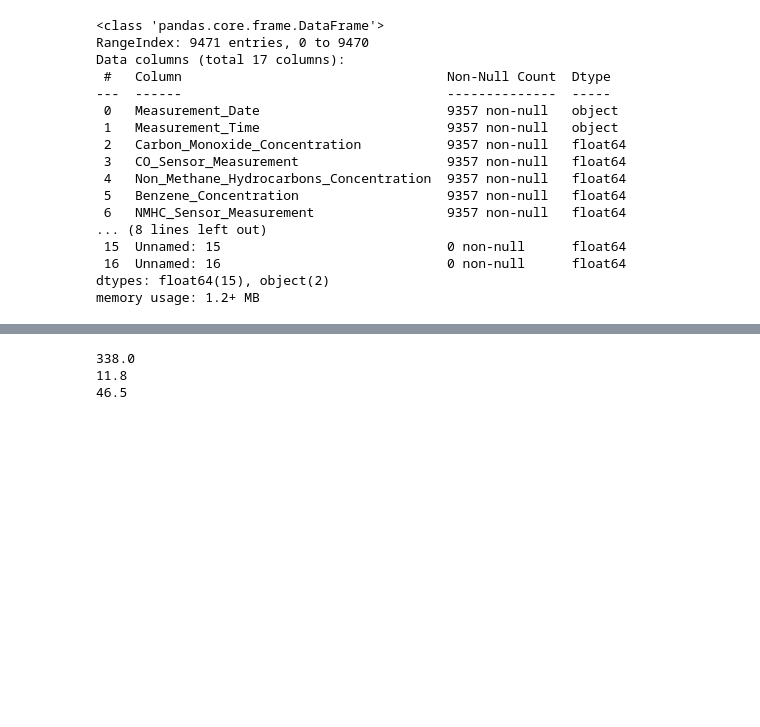
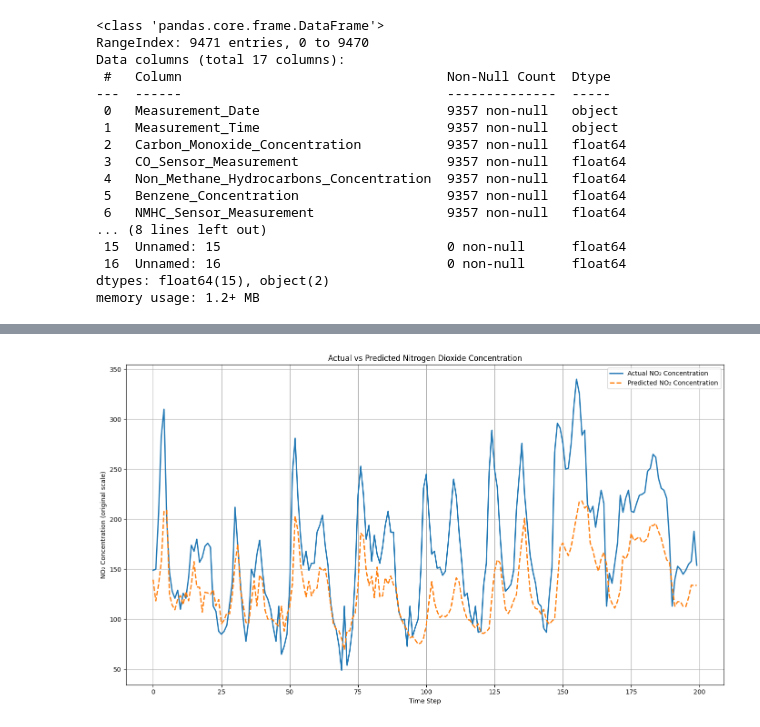
Before and after one commit to abeyyoseph/OtherProjects, a Jupyter notebook: AirQualityTimeSeriesForecasting/AirQualityPredictionLSTMvsGRU.ipynb, the cells around one changed output, grey strips where cells are left out. Saved outputs shown, nothing was run; the diff lists cells and outputs as text; code cells hidden in the pictures; blank space fills up the shorter version.

```diff
--- a/AirQualityTimeSeriesForecasting/AirQualityPredictionLSTMvsGRU.ipynb
+++ b/AirQualityTimeSeriesForecasting/AirQualityPredictionLSTMvsGRU.ipynb
@@ -304,8 +343,16 @@ R-squared (R^2): 0.6811
 # %%
-print(numerical_data['Nitrogen_Dioxide_Concentration'].max() - numerical_data['Nitrogen_Dioxide_Concentration'].min())
-print(numerical_data['Carbon_Monoxide_Concentration'].max() - numerical_data['Carbon_Monoxide_Concentration'].min())
-print(numerical_data['Temperature_Celsius'].max() - numerical_data['Temperature_Celsius'].min())
+# Number of test points to plot
+n_plot = 200
+
+plt.figure(figsize=(14, 8))
+plt.plot(inverse_targets[:n_plot], label='Actual NO₂ Concentration', linewidth=2)
+plt.plot(inverse_preds[:n_plot], label='Predicted NO₂ Concentration', linewidth=2, linestyle='--')
+plt.title('Actual vs Predicted Nitrogen Dioxide Concentration')
+plt.xlabel('Time Step')
+plt.ylabel('NO₂ Concentration (original scale)')
+plt.legend()
+plt.grid(True)
+plt.tight_layout()
+plt.show()
 # %% [output]
-338.0
-11.8
-46.5
+[figure, added]
```
Also changed, not shown: parts of 10 cells of this notebook.
